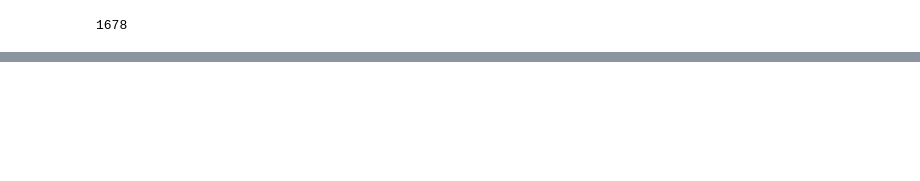
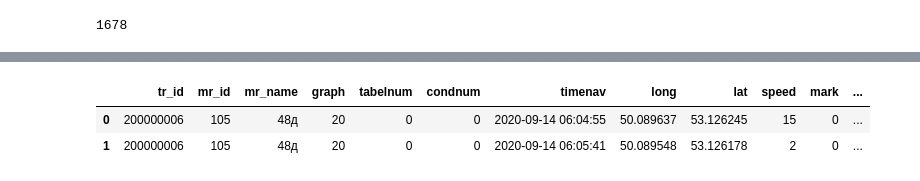
Before and after one commit to ochristm/samara, a Jupyter notebook: tracks/tracks.ipynb, the cells around one changed output, grey strips where cells are left out. Cells and saved outputs as stored; diff of their text form; code cells hidden in the pictures; blank space fills up the shorter version.

```diff
--- a/tracks/tracks.ipynb
+++ b/tracks/tracks.ipynb
@@ -262,3 +293,12 @@ big_segm_32640 = big_segm.copy()
 big_segm_32640 = big_segm_32640.to_crs('epsg:32640')
 big_segm_32640.geometry = big_segm_32640.geometry.buffer(100)
 big_segm_buff = big_segm_32640.to_crs('epsg:4326')
+# %%
+# удаление точек со скоростью 0
+# создание полей с днем и временем
+bg_df2 = bg_df.copy()
+bg_df2 = bg_df2[bg_df2.speed > 0].reset_index(drop=True)
+
+%time bg_df2['time']=pd.to_datetime(bg_df2['timenav'])
+%time bg_df2['hour']=bg_df2['time'].dt.hour
+%time bg_df2['date']=bg_df2['time'].dt.date
@@ -265 +325,7 @@ big_segm_buff = big_segm_32640.to_crs('epsg:4326')
+# %%
+bg_df2.head(2)
+# %% [output]
+|  | tr_id | mr_id | mr_name | graph | tabelnum | condnum | timenav | long | lat | speed | mark | ... |
+| 0 | 200000006 | 105 | 48д | 20 | 0 | 0 | 2020-09-14 06:04:55 | 50.089637 | 53.126245 | 15 | 0 | ... |
+| 1 | 200000006 | 105 | 48д | 20 | 0 | 0 | 2020-09-14 06:05:41 | 50.089548 | 53.126178 | 2 | 0 | ... |
 # %%
```
Also changed, not shown: parts of 56 cells of this notebook.
